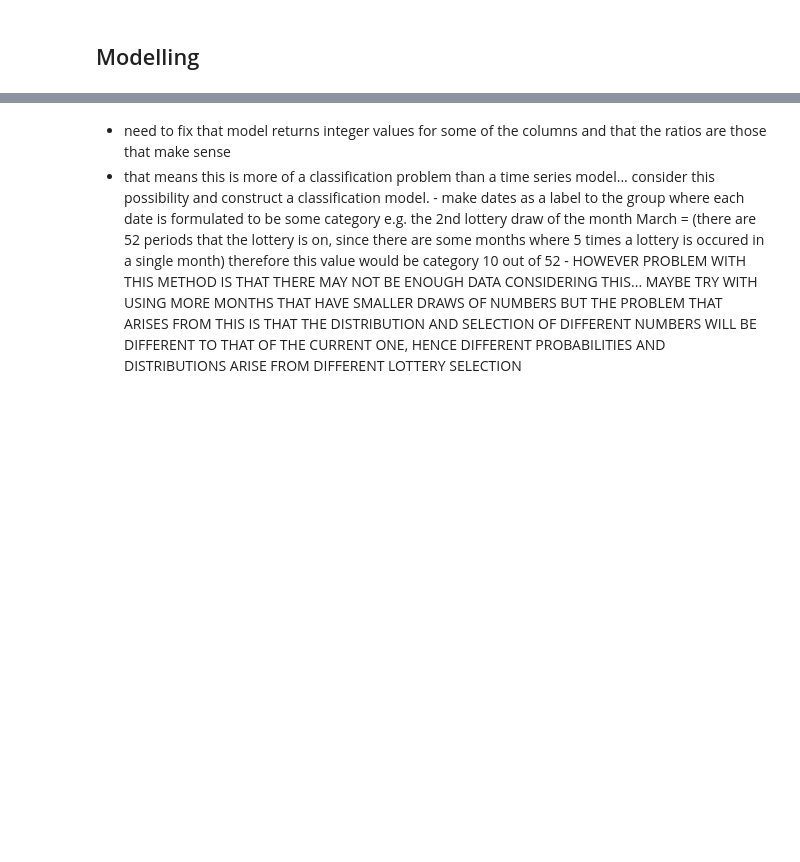
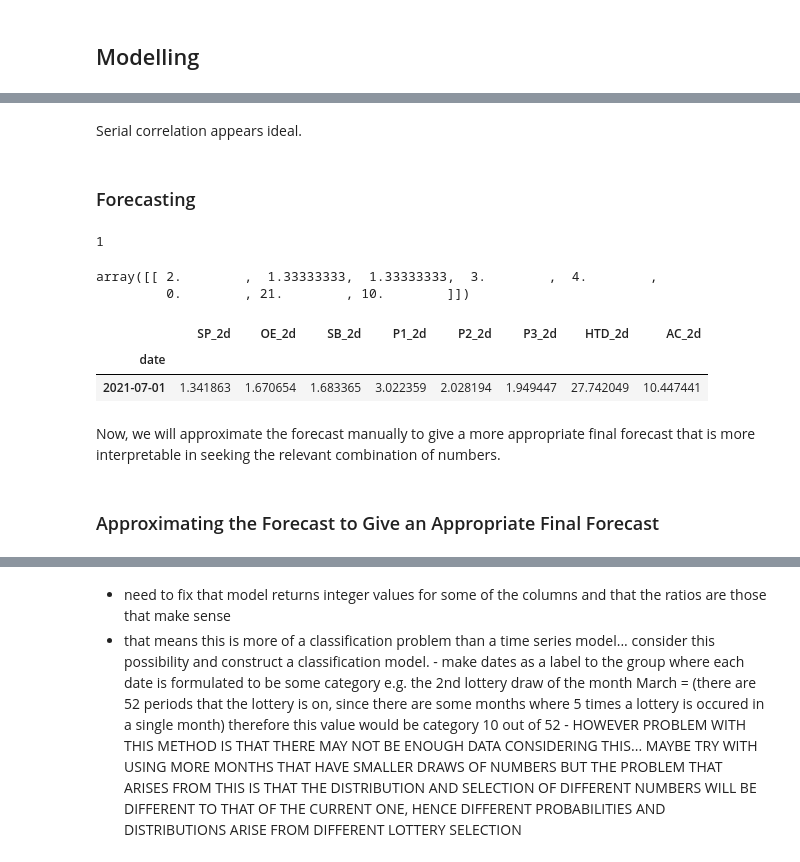
Before and after one commit to Anoshawott/project-PRE-LOT, a Jupyter notebook: forecasting-lottery.ipynb, the cells around one changed output, grey strips where cells are left out. Drawn from its saved outputs; the diff is of its cells as text; code cells hidden in the pictures; blank space fills up the shorter version.

Commit message:
Forecast Attempt 1

```diff
--- a/forecasting-lottery.ipynb
+++ b/forecasting-lottery.ipynb
@@ -374,0 +413,9 @@ df_new
+# %%
+model = VAR(df_new[['SP', 'OE', 'SB', 'P1', 'P2', 'P3', 'HTD', 'AC']])
+for i in [1,2,3,4,5,6,7,8,9]:
+    result = model.fit(i)
+    print('Lag Order =', i)
+    print('AIC : ', result.aic)
+    print('BIC : ', result.bic)
+    print('FPE : ', result.fpe)
+    print('HQIC: ', result.hqic, '\n')
@@ -374,0 +431,3 @@ df_new
+# %%
+model_fitted = model.fit(1)
+model_fitted.summary()
@@ -374,0 +468,27 @@ df_new
+# %% [markdown]
+Serial correlation appears ideal.
+# %% [markdown]
+### Forecasting
+# %%
+lag_order = model_fitted.k_ar
+print(lag_order)
+
+forecast_input = df_new[['SP', 'OE', 'SB', 'P1', 'P2', 'P3', 'HTD', 'AC']].values[-lag_order:]
+forecast_input
+# %% [output]
+1
+array([[ 2.        ,  1.33333333,  1.33333333,  3.        ,  4.        ,
+         0.        , 21.        , 10.        ]])
+# %%
+# Forecast
+fc = model_fitted.forecast(y=forecast_input, steps=1)
+df_forecast = pd.DataFrame(fc, index=df_new.index[-1:], columns=df_new[['SP', 'OE', 'SB', 'P1', 'P2', 'P3', 'HTD', 'AC']].columns + '_2d')
+df_forecast
+# %% [output]
+|  | SP_2d | OE_2d | SB_2d | P1_2d | P2_2d | P3_2d | HTD_2d | AC_2d |
+| date |  |  |  |  |  |  |  |  |
+| 2021-07-01 | 1.341863 | 1.670654 | 1.683365 | 3.022359 | 2.028194 | 1.949447 | 27.742049 | 10.447441 |
+# %% [markdown]
+Now, we will approximate the forecast manually to give a more appropriate final forecast that is more interpretable in seeking the relevant combination of numbers.
+# %% [markdown]
+### Approximating the Forecast to Give an Appropriate Final Forecast
```
Also changed, not shown: parts of 33 cells of this notebook.
